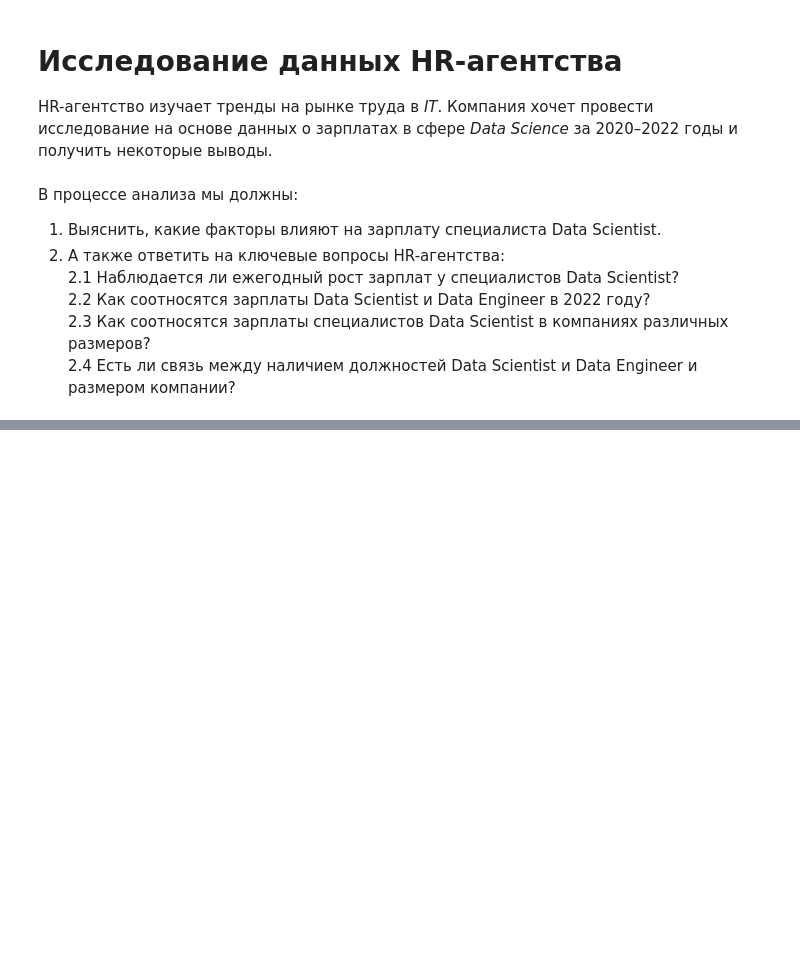
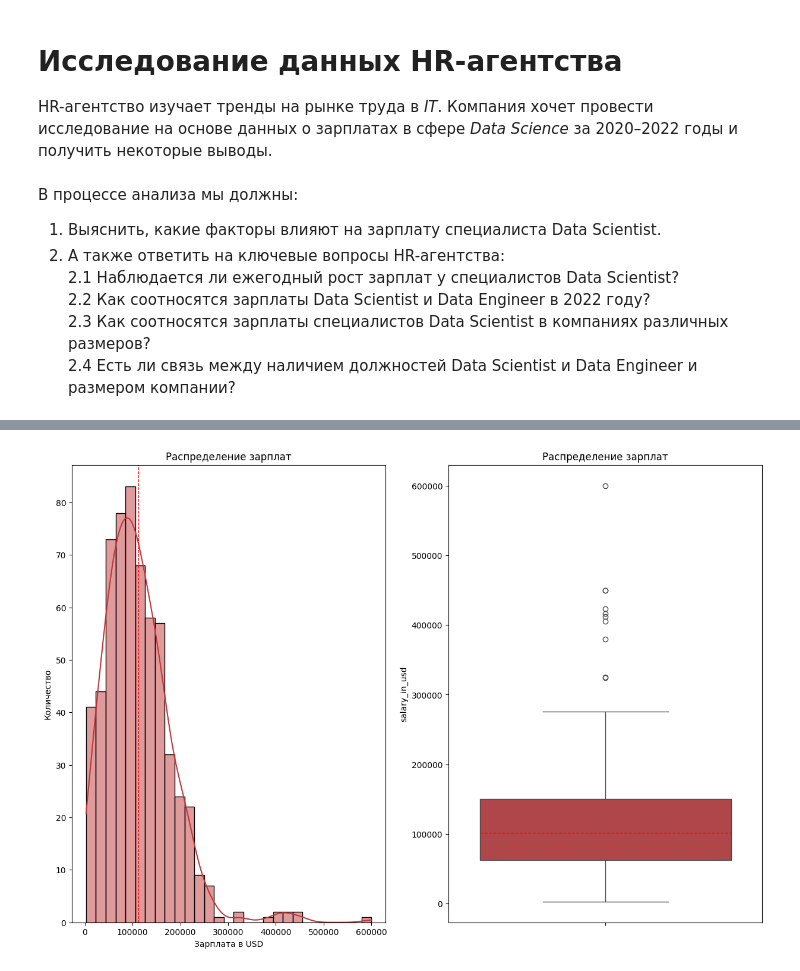
Before and after one commit to kjottboller/Python, a Jupyter notebook: Исследование данных HR-агенства.ipynb, the cells around one changed output, grey strips where cells are left out. Cells and saved outputs as stored; diff of their text form; code cells hidden in the pictures; blank space fills up the shorter version.

```diff
--- a/Исследование данных HR-агенства.ipynb
+++ b/Исследование данных HR-агенства.ipynb
@@ -44,0 +180,14 @@ display(data)
+# %%
+fig, axes = plt.subplots(1, 2, figsize=(15, 10))
+
+sns.histplot(data['salary_in_usd'], kde=True, ax=axes[0])
+axes[0].set(xlabel='Зарплата в USD', ylabel='Количество')
+axes[0].set_title('Распределение зарплат')
+axes[0].axvline(data['salary_in_usd'].mean(), color='red', linestyle='--', linewidth=0.9)
+
+sns.boxplot(data['salary_in_usd'], ax=axes[1], orient='v', medianprops={"color": "red", "linestyle": '--'})
+axes[1].set_title('Распределение зарплат')
+
+plt.show()
+# %% [output]
+[figure, added]
```
Also changed, not shown: parts of 73 cells of this notebook.
